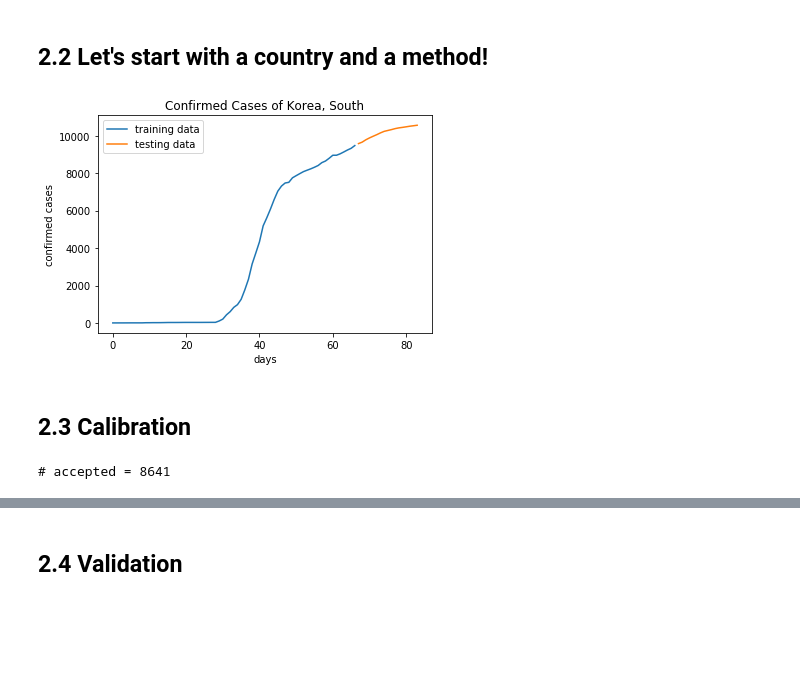
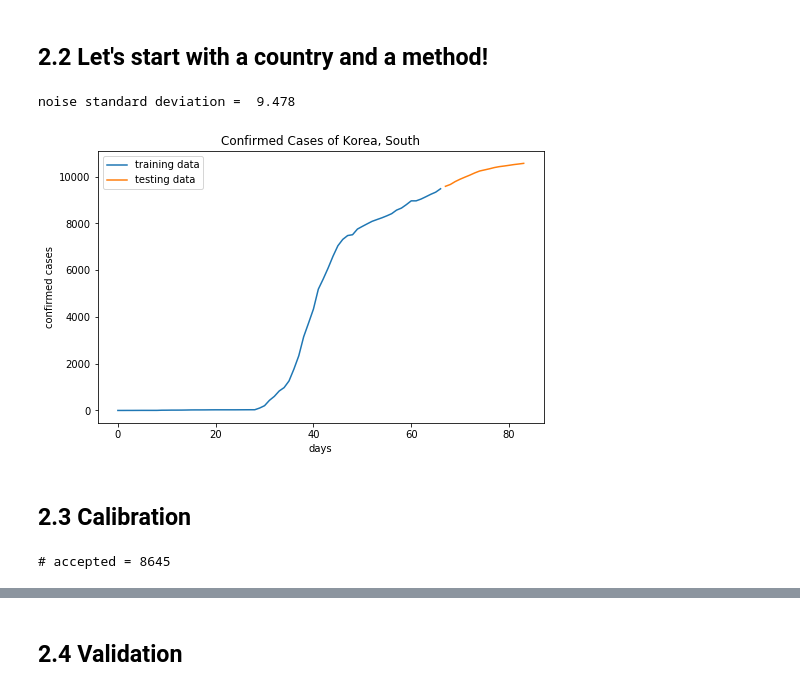
Before and after one commit to prashjha/StudyCovid19, a Jupyter notebook: process/bayesian/Assignment on Bayesian Inversion.ipynb, the cells around one changed output, grey strips where cells are left out. Saved outputs shown, nothing was run; the diff lists cells and outputs as text; code cells hidden in the pictures; blank space fills up the shorter version.

```diff
--- a/process/bayesian/Assignment on Bayesian Inversion.ipynb
+++ b/process/bayesian/Assignment on Bayesian Inversion.ipynb
@@ -91,16 +92,17 @@ def prepare_data(country):
     data_v = data[train_size:,:]
     return data_c, data_v
 
-def prepare_model(model,country,data):
-    # # model 1
-    # model = model1
-    # fixed_param = [data[0,1]]
-    # trans_param[0.01,0.0001]
-    # param_init = [0.5,0.5]
-    # def prior(theta):
-    #     if theta[0]<0 or theta[1]<0 or theta[1]>1:   # r>0  0<=p<=1
-    #         return 1e-8
-    #     return 1
+def prepare_method(model,country,data,noise_arg):
+    # prepare model 1
+    if model == model1:
+        def log_prior_c(theta):
+            if theta[0]<0 or theta[1]<0 or theta[1]>1:   # r>0  0<=p<=1
+                return -inf
+            return 0
+        # arguments used in the model
+        fix_params = [data[0,1]]
+        trans_param = [0.01,0.001]
+        param_init = [0.5,0.5]
 
     # prepare model 3
     if model == model3:
@@ -111,21 +113,14 @@ def prepare_model(model,country,data):
             return 0
         # arguments used in the model
         fix_params = [data[0,1],T,4]
+        trans_param = [noise_arg,.001*noise_arg]
         if country=='Korea, South':
-            noise_arg = 10.
-            trans_param = [noise_arg,.001*noise_arg]
             param_init = [12000,8]
         if country=='US':
-            noise_arg = 100.
-            trans_param = [100,.1]
             param_init = [480000,100]
-        #                          [[data[0,1],100.,4], [1,.001], [646300,132.5]] ]
         if country=='Japan':
-            noise_arg = 10.
-            trans_param = [1,.001]
             param_init = [1000,8]
-        #                             [[data[0,1],100.,4], [10,.01], [7300,135]]
-    return noise_arg, log_prior_c, fix_params, trans_param, param_init
+    return log_prior_c, fix_params, trans_param, param_init
 
 def log_likelihood(theta, data):
     tdata = data[:,0]
@@ -217,18 +212,22 @@ def burn_accepted(accepted, burn_in=0.8, show=True):
 # %%
 country = 'Korea, South'
 model = model3
 data_c, data_v = prepare_data(country)
-noise_arg, log_prior_c, fix_params, trans_param_c, param_init_c = prepare_model(model,country,data_c)
+noise_arg = .001 * data_c[-1,1]
+print('noise standard deviation = ', noise_arg)
+log_prior_c, fix_params, trans_param_c, param_init_c = prepare_method(model,country,data_c,noise_arg)
 
+plt.figure(figsize=(8,5))
 plt.plot(data_c[:,0],data_c[:,1], label="training data")
 plt.plot(data_v[:,0],data_v[:,1], label="testing data")
 plt.xlabel("days")
 plt.ylabel("confirmed cases")
 plt.legend()
 plt.title("Confirmed Cases of "+ country)
 plt.show()
 # %% [output]
+noise standard deviation =  9.478
-[figure, old version]
+[figure, new version]
 # %% [markdown]
 ## 2.3 Calibration
 # %%
@@ -237,7 +236,7 @@ accepted_c, rejected_c = metropolis_hastings(log_likelihood,log_prior_c,transiti
                                              param_init_c,50000,data_c,acceptance_rule)
 print('# accepted = ' + str(accepted_c.shape[0]))
 # %% [output]
-# accepted = 8641
+# accepted = 8645
 # %%
 show_mcmc(accepted_c, rejected_c)
 accepted_burned_c = burn_accepted(accepted_c, burn_in=0.8, show=True)
```
Also changed, not shown: parts of 12 cells of this notebook.
